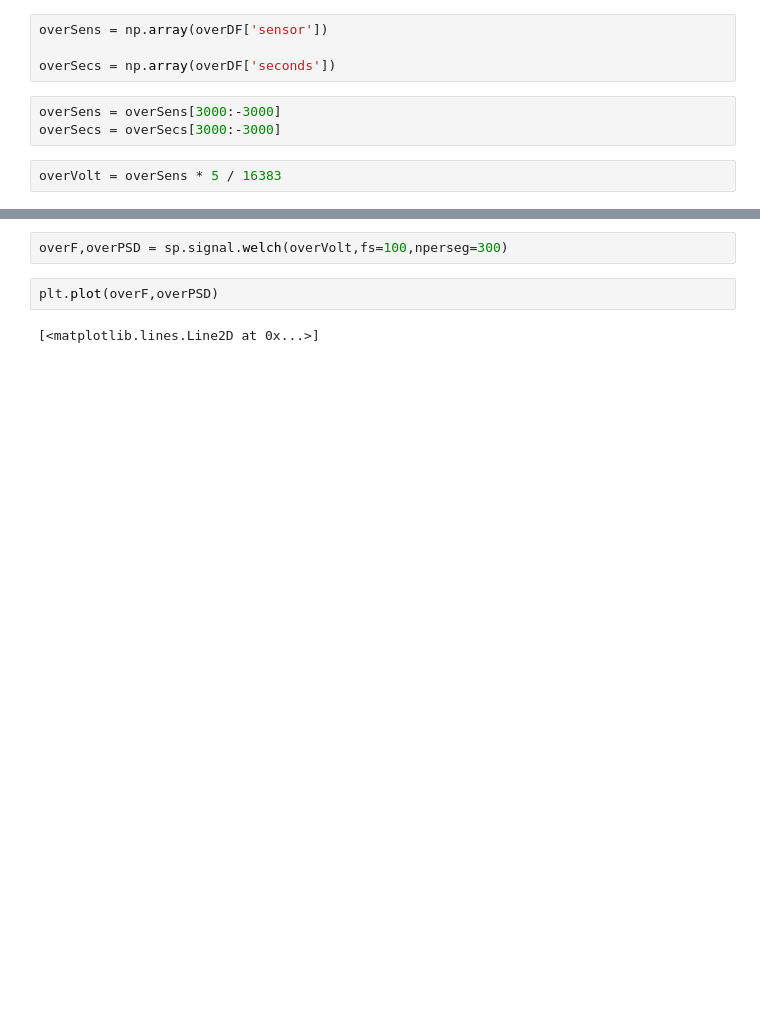
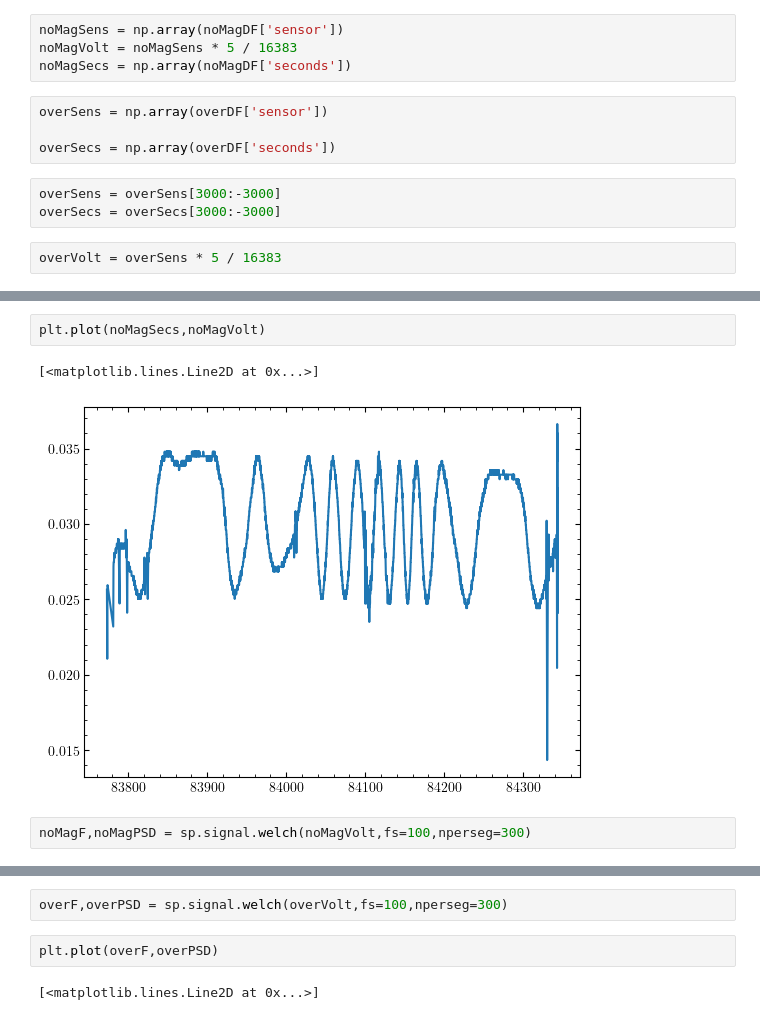
Before and after one commit to Bkorotko03/ALTrainSeismo, a Jupyter notebook: testsAndSuch/platformTestAnalysis.ipynb, the cells around one changed output, grey strips where cells are left out. Cells and saved outputs as stored; diff of their text form; blank space fills up the shorter version.

```diff
--- a/testsAndSuch/platformTestAnalysis.ipynb
+++ b/testsAndSuch/platformTestAnalysis.ipynb
@@ -40,6 +42,10 @@ overDF['sensor'] = pd.to_numeric(overDF['sensor'], errors='coerce')
 overDF['sensor']
 
 overDF['seconds'] = pd.to_numeric(overDF['seconds'], errors='coerce')
+# %%
+noMagSens = np.array(noMagDF['sensor'])
+noMagVolt = noMagSens * 5 / 16383
+noMagSecs = np.array(noMagDF['seconds'])
 # %%
 overSens = np.array(overDF['sensor'])
 
@@ -61,0 +63,7 @@ plt.plot(overSecs,overVolt)
+# %%
+plt.plot(noMagSecs,noMagVolt)
+# %% [output]
+[<matplotlib.lines.Line2D at 0x...>]
+[figure, added]
+# %%
+noMagF,noMagPSD = sp.signal.welch(noMagVolt,fs=100,nperseg=300)
```
Also changed, not shown: parts of 6 cells of this notebook, 4 other files.
